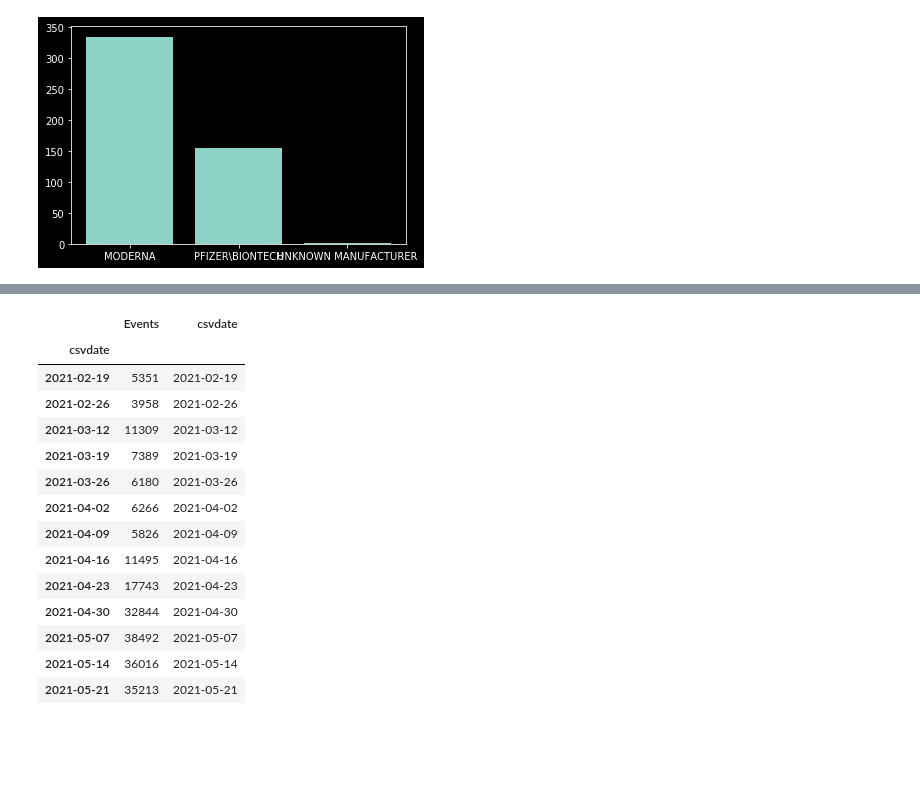
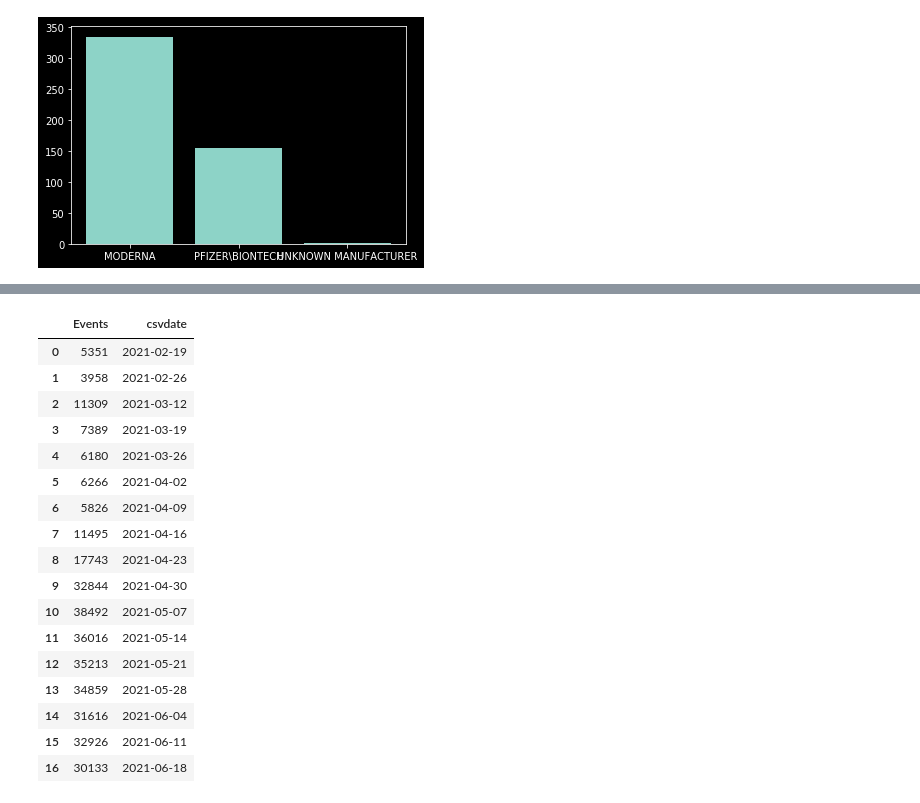
Before and after one commit to umeboshi2/revaers, a Jupyter notebook: do-stuff.ipynb, the cells around one changed output, grey strips where cells are left out. Saved outputs shown, nothing was run; the diff lists cells and outputs as text; code cells hidden in the pictures; blank space fills up the shorter version.

```diff
--- a/do-stuff.ipynb
+++ b/do-stuff.ipynb
@@ -103,21 +89,24 @@ q = s.query(func.count(Data.vaers_id).label('Events'), Data.csvdate).group_by(Da
 # %%
 df = make_data_frame(q)
 # %%
-df.set_index(df.csvdate)
+df
 # %% [output]
 |  | Events | csvdate |
-| csvdate |  |  |
-| 2021-02-19 | 5351 | 2021-02-19 |
-| 2021-02-26 | 3958 | 2021-02-26 |
-| 2021-03-12 | 11309 | 2021-03-12 |
-| 2021-03-19 | 7389 | 2021-03-19 |
-| 2021-03-26 | 6180 | 2021-03-26 |
-| 2021-04-02 | 6266 | 2021-04-02 |
-| 2021-04-09 | 5826 | 2021-04-09 |
-| 2021-04-16 | 11495 | 2021-04-16 |
-| 2021-04-23 | 17743 | 2021-04-23 |
-| 2021-04-30 | 32844 | 2021-04-30 |
-| 2021-05-07 | 38492 | 2021-05-07 |
-| 2021-05-14 | 36016 | 2021-05-14 |
-| 2021-05-21 | 35213 | 2021-05-21 |
+| 0 | 5351 | 2021-02-19 |
+| 1 | 3958 | 2021-02-26 |
+| 2 | 11309 | 2021-03-12 |
+| 3 | 7389 | 2021-03-19 |
+| 4 | 6180 | 2021-03-26 |
+| 5 | 6266 | 2021-04-02 |
+| 6 | 5826 | 2021-04-09 |
+| 7 | 11495 | 2021-04-16 |
+| 8 | 17743 | 2021-04-23 |
+| 9 | 32844 | 2021-04-30 |
+| 10 | 38492 | 2021-05-07 |
+| 11 | 36016 | 2021-05-14 |
+| 12 | 35213 | 2021-05-21 |
+| 13 | 34859 | 2021-05-28 |
+| 14 | 31616 | 2021-06-04 |
+| 15 | 32926 | 2021-06-11 |
+| 16 | 30133 | 2021-06-18 |
 # %%
```
Also changed, not shown: parts of 16 cells of this notebook, 1 other file.
